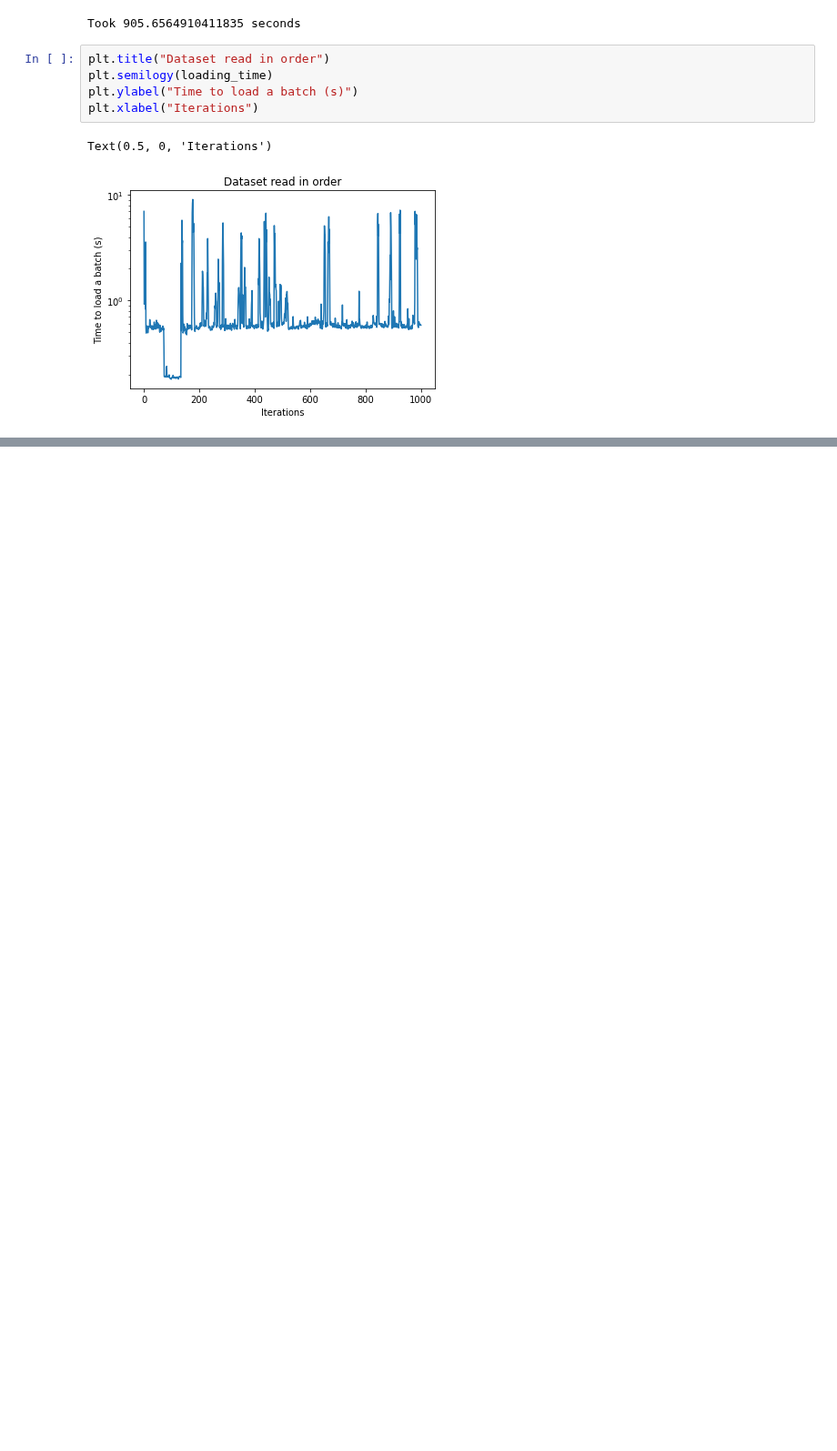
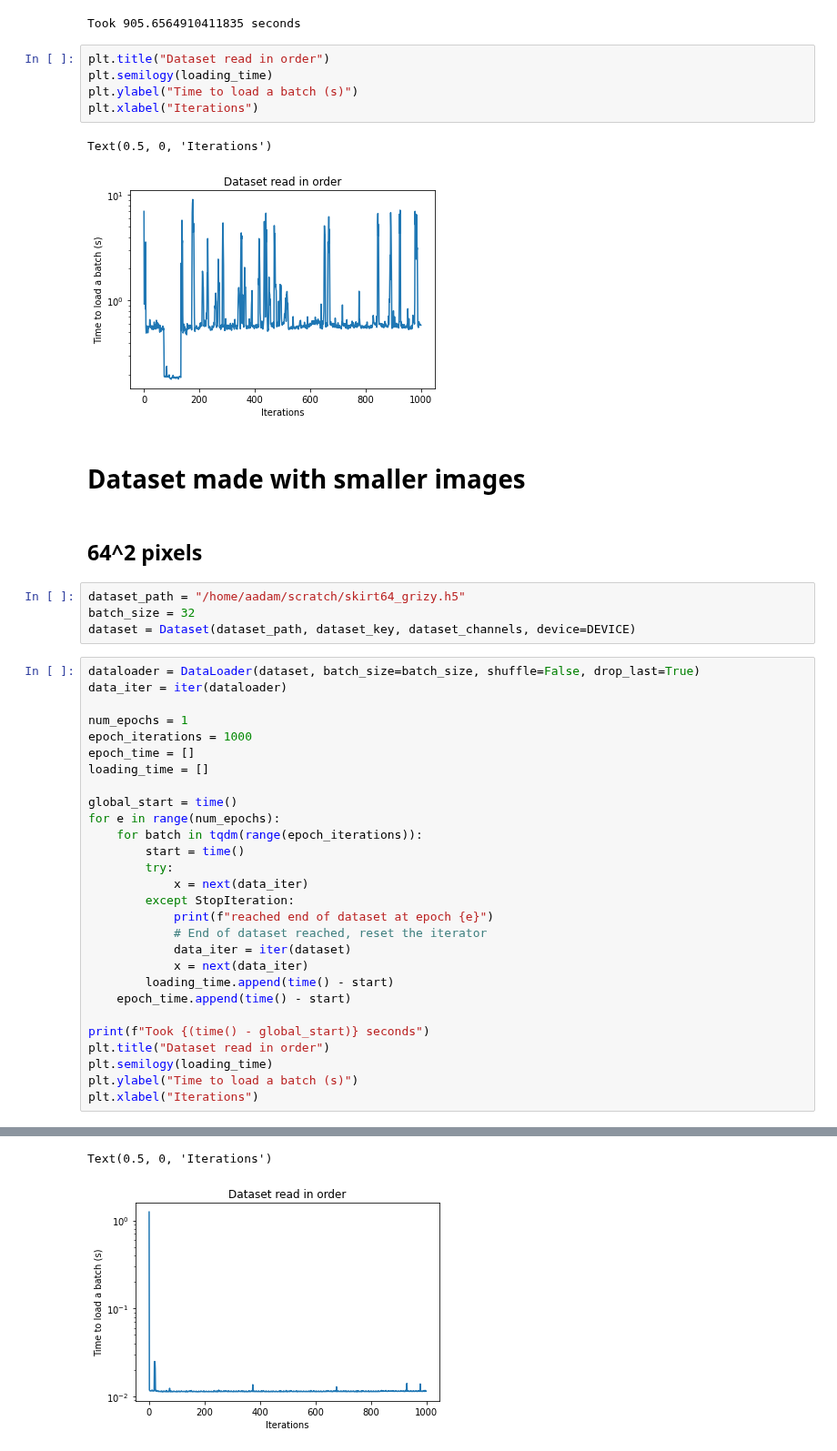
Before and after one commit to AlexandreAdam/DeblendingGalaxies, a Jupyter notebook: notebooks/benchmark_dataset.ipynb, the cells around one changed output, grey strips where cells are left out. Shown at 91% size. Drawn from its saved outputs; the diff is of its cells as text; blank space fills up the shorter version.

```diff
--- a/notebooks/benchmark_dataset.ipynb
+++ b/notebooks/benchmark_dataset.ipynb
@@ -161,3 +163,40 @@ plt.xlabel("Iterations")
 # %% [output]
 Text(0.5, 0, 'Iterations')
 [figure]
+# %% [markdown]
+# Dataset made with smaller images
+# %% [markdown]
+## 64^2 pixels
+# %%
+dataset_path = "/home/aadam/scratch/skirt64_grizy.h5"
+batch_size = 32
+dataset = Dataset(dataset_path, dataset_key, dataset_channels, device=DEVICE)
+# %%
+dataloader = DataLoader(dataset, batch_size=batch_size, shuffle=False, drop_last=True)
+data_iter = iter(dataloader)
+
+num_epochs = 1
+epoch_iterations = 1000
+epoch_time = []
+loading_time = []
+
+global_start = time()
+for e in range(num_epochs):
+    for batch in tqdm(range(epoch_iterations)):
+        start = time()
+        try:
+            x = next(data_iter)
+        except StopIteration:
+            print(f"reached end of dataset at epoch {e}")
+            # End of dataset reached, reset the iterator
+            data_iter = iter(dataset)
+            x = next(data_iter)
+        loading_time.append(time() - start)
+    epoch_time.append(time() - start)
+
+print(f"Took {(time() - global_start)} seconds")
+plt.title("Dataset read in order")
+plt.semilogy(loading_time)
+plt.ylabel("Time to load a batch (s)")
+plt.xlabel("Iterations")
+# %% [output]
@@ -163,0 +204,2 @@ Text(0.5, 0, 'Iterations')
+Text(0.5, 0, 'Iterations')
+[figure, added]
```
Also changed, not shown: parts of 19 cells of this notebook, 6 other files.
